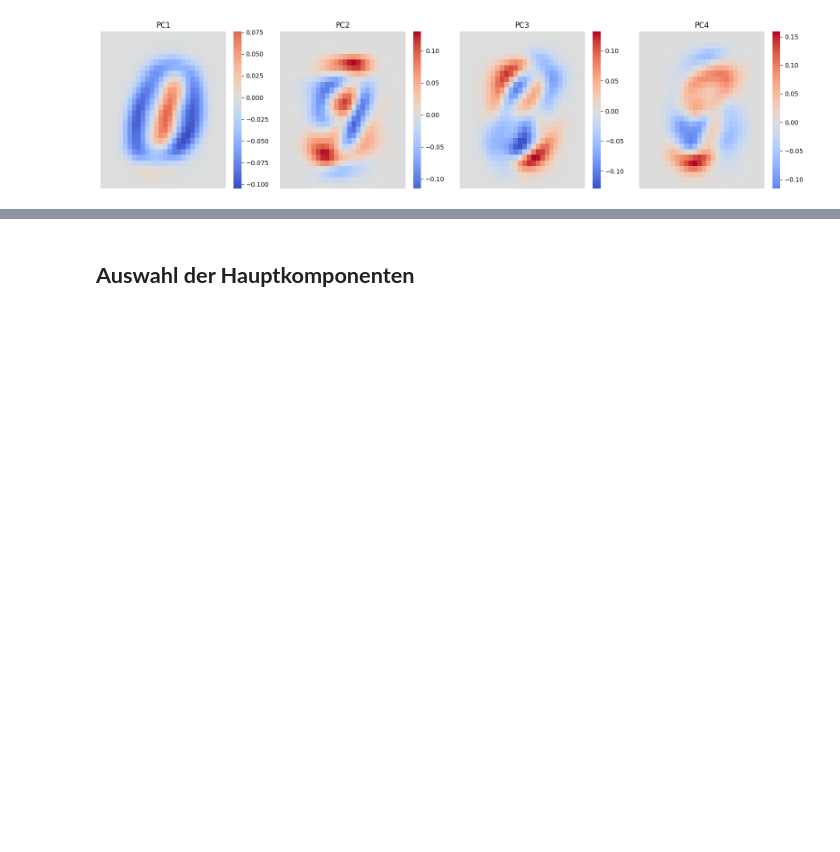
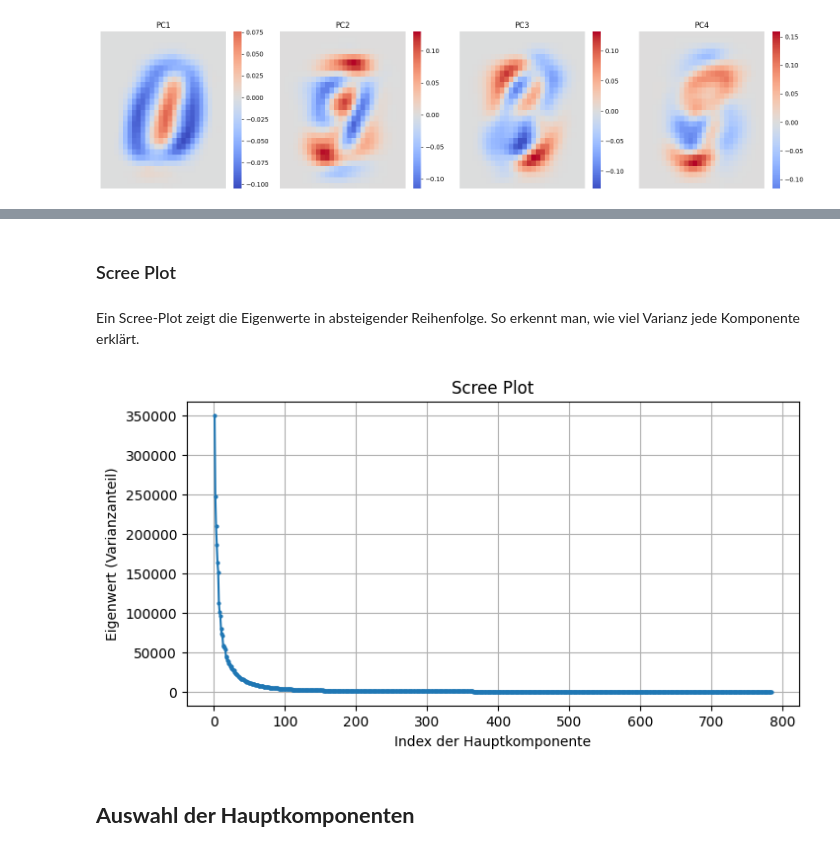
Before and after one commit to MartinaEchtenbruck/Principal-Component-Analysis, a Jupyter notebook: 03-examples/PCA_MNIST.ipynb, the cells around one changed output, grey strips where cells are left out. Cells and saved outputs as stored; diff of their text form; code cells hidden in the pictures; blank space fills up the shorter version.

```diff
--- a/03-examples/PCA_MNIST.ipynb
+++ b/03-examples/PCA_MNIST.ipynb
@@ -292,3 +276,18 @@ plt.show()
+# %% [markdown]
+### Scree Plot
+# %% [markdown]
+Ein Scree-Plot zeigt die Eigenwerte in absteigender Reihenfolge. So erkennt man, wie viel Varianz jede Komponente erklärt.
+# %%
+# Schritt 6: Scree-Plot und Auswahl der PCs
+plt.figure(figsize=(8, 4))
+plt.plot(np.arange(1, 785), eigenvalues[:784], 'o-',markersize=2)
+plt.xlabel('Index der Hauptkomponente')
+plt.ylabel('Eigenwert (Varianzanteil)')
+plt.title('Scree Plot')
+plt.grid(True)
+plt.show()
+# %% [output]
+[figure, added]
 # %% [markdown]
 ## **Auswahl der Hauptkomponenten**
 # %% [markdown]
```
Also changed, not shown: parts of 17 cells of this notebook, 2 other files.
